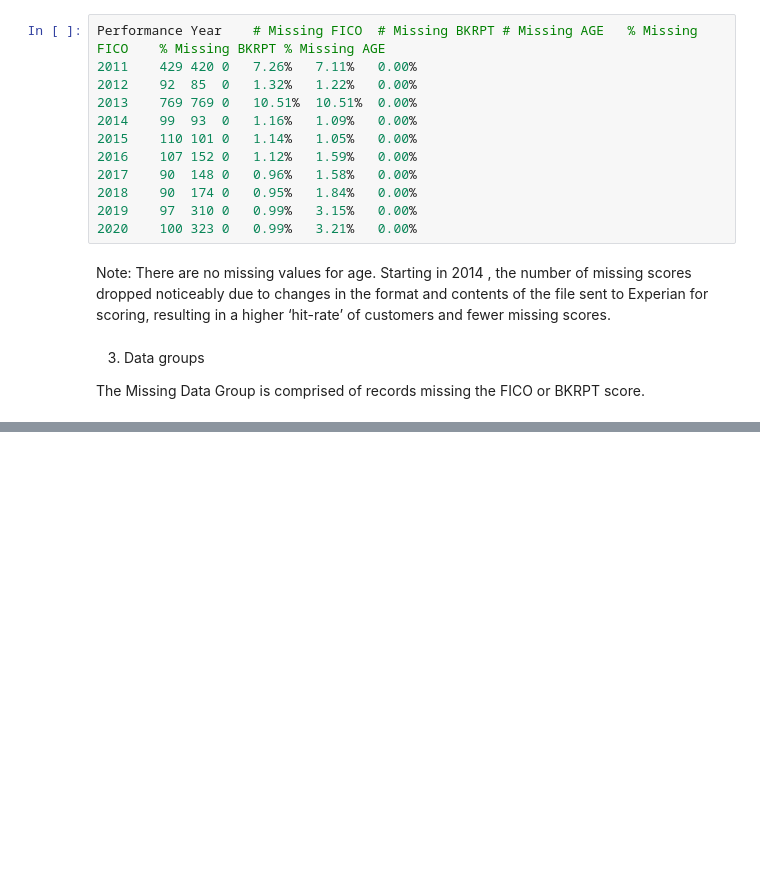
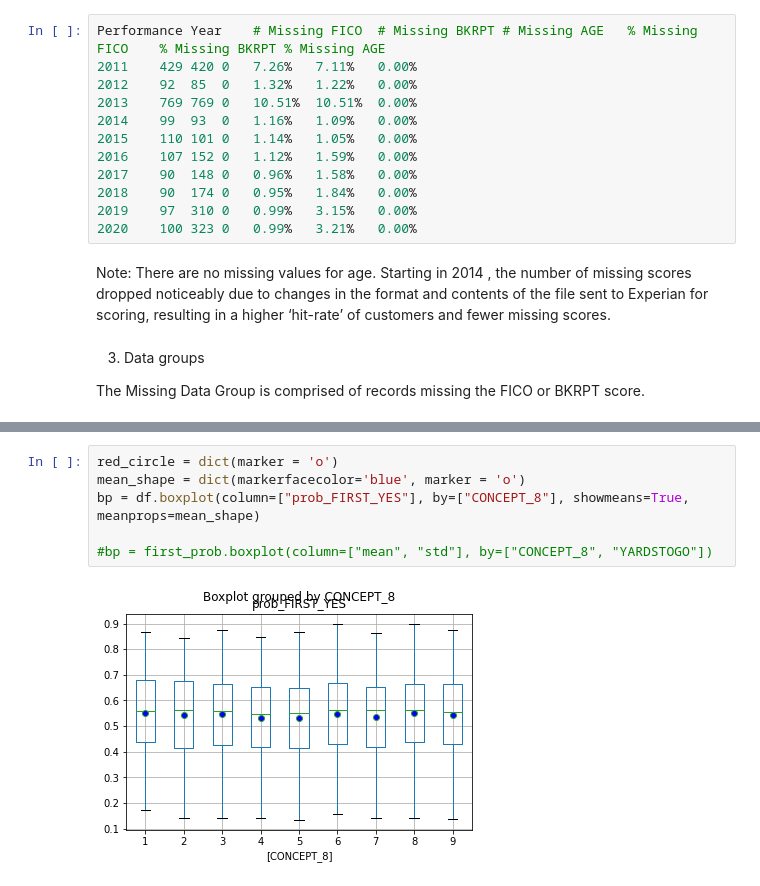
Before and after one commit to git-dan-hub/J_Lab, a Jupyter notebook: ASB_Documentation_Sample.ipynb, the cells around one changed output, grey strips where cells are left out. Saved outputs shown, nothing was run; the diff lists cells and outputs as text; blank space fills up the shorter version.

```diff
--- a/ASB_Documentation_Sample.ipynb
+++ b/ASB_Documentation_Sample.ipynb
@@ -87,0 +446,8 @@ The Missing Data Group is comprised of records missing the FICO or BKRPT score.
+# %%
+red_circle = dict(marker = 'o')
+mean_shape = dict(markerfacecolor='blue', marker = 'o')
+bp = df.boxplot(column=["prob_FIRST_YES"], by=["CONCEPT_8"], showmeans=True, meanprops=mean_shape)
+
+#bp = first_prob.boxplot(column=["mean", "std"], by=["CONCEPT_8", "YARDSTOGO"])
+# %% [output]
+[figure, added]
```
Also changed, not shown: parts of 59 cells of this notebook, 3 other files.
